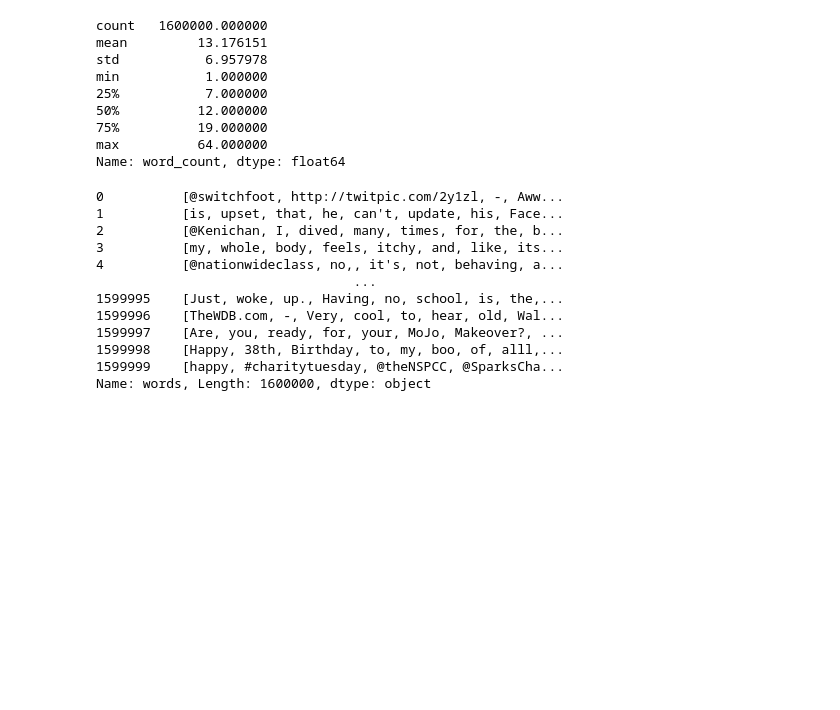
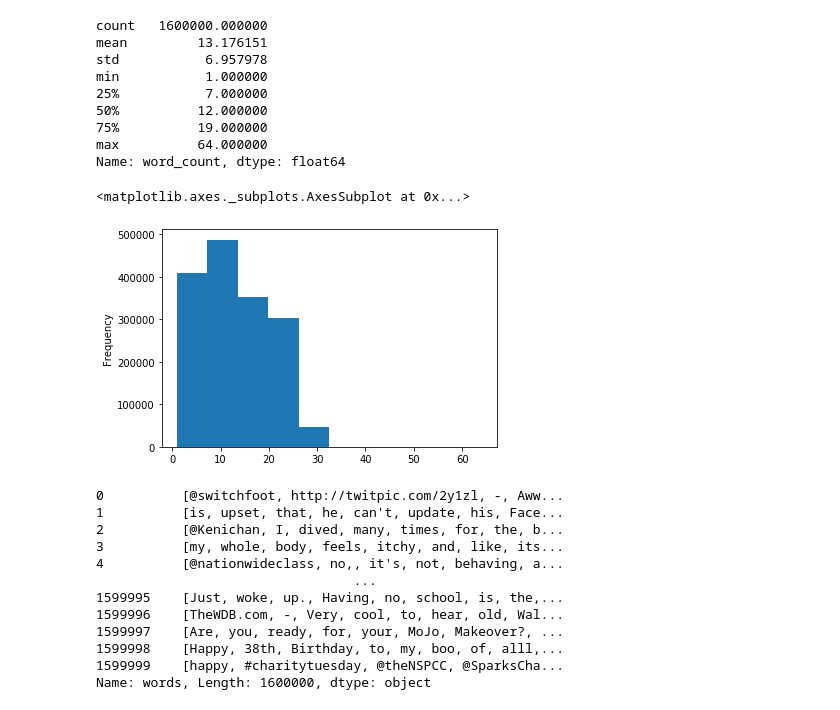
Before and after one commit to Letanec/nsiete_xletanec_project, a Jupyter notebook: notebooks/Data analysis.ipynb, the cells around one changed output. Saved outputs shown, nothing was run; the diff lists cells and outputs as text; code cells hidden in the pictures; blank space fills up the shorter version.

```diff
--- a/notebooks/Data analysis.ipynb
+++ b/notebooks/Data analysis.ipynb
@@ -122,6 +132,11 @@ min           1.000000
 75%          19.000000
 max          64.000000
 Name: word_count, dtype: float64
+# %%
+data['word_count'].plot(kind='hist')
+# %% [output]
+<matplotlib.axes._subplots.AxesSubplot at 0x...>
+[figure, added]
 # %%
 data['words'] = data['tweet'].str.split()
 # %%
```
Also changed, not shown: parts of 8 cells of this notebook, 9 other files.
